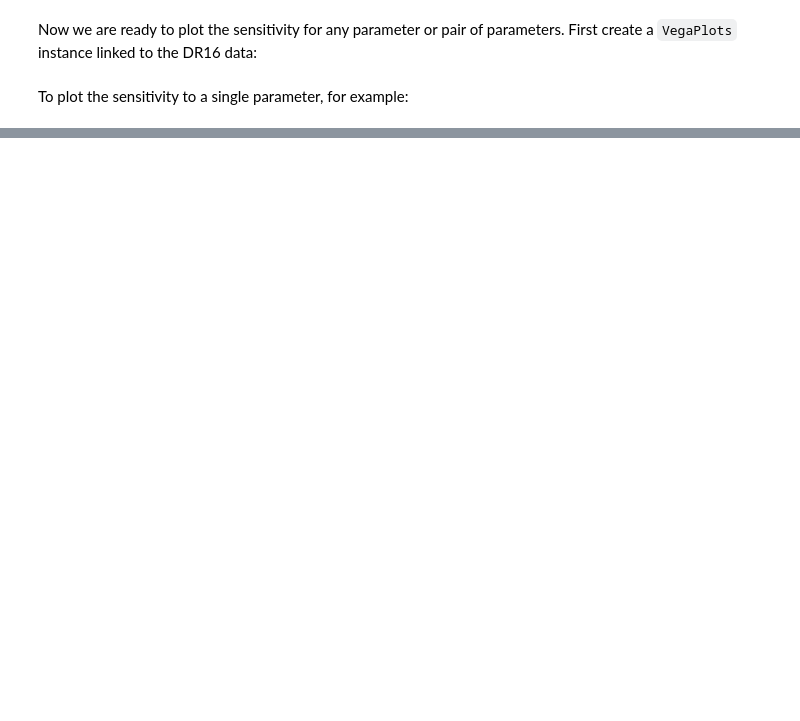
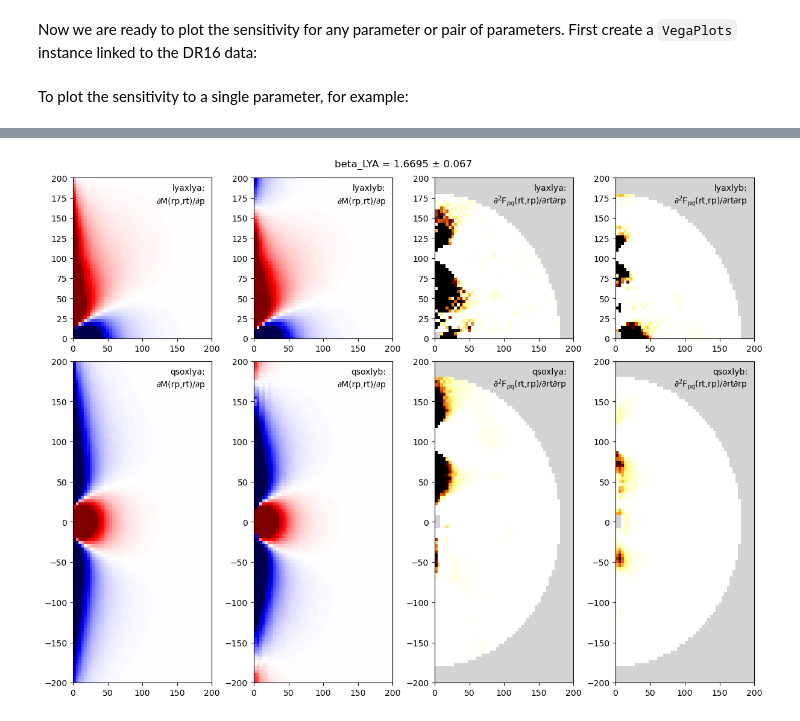
Before and after one commit to andreicuceu/vega, a Jupyter notebook: examples/Sensitivity_tutorial.ipynb, the cells around one changed output, grey strips where cells are left out. Saved outputs shown, nothing was run; the diff lists cells and outputs as text; code cells hidden in the pictures; blank space fills up the shorter version.

```diff
--- a/examples/Sensitivity_tutorial.ipynb
+++ b/examples/Sensitivity_tutorial.ipynb
@@ -113,0 +146,4 @@ The left-hand panels show...
+# %%
+plotter.plot_sensitivity(vi.sensitivity, 'beta_LYA', comp='smooth')
+# %% [output]
+[figure, added]
```
Also changed, not shown: parts of 7 cells of this notebook.
